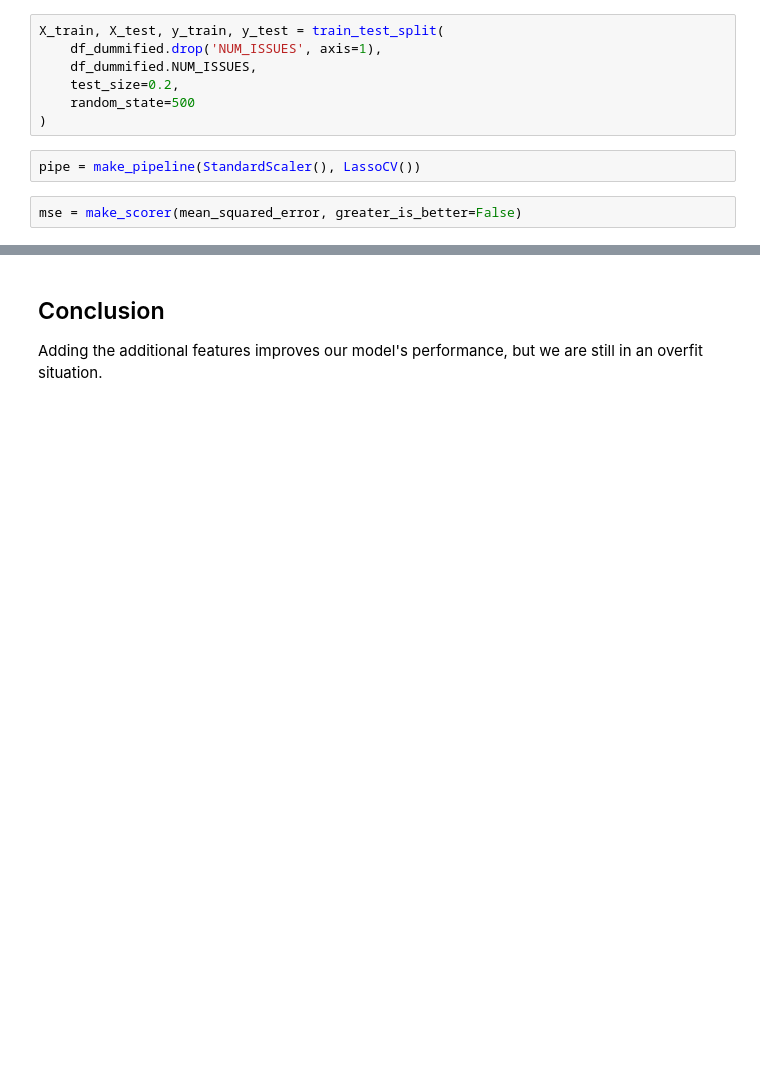
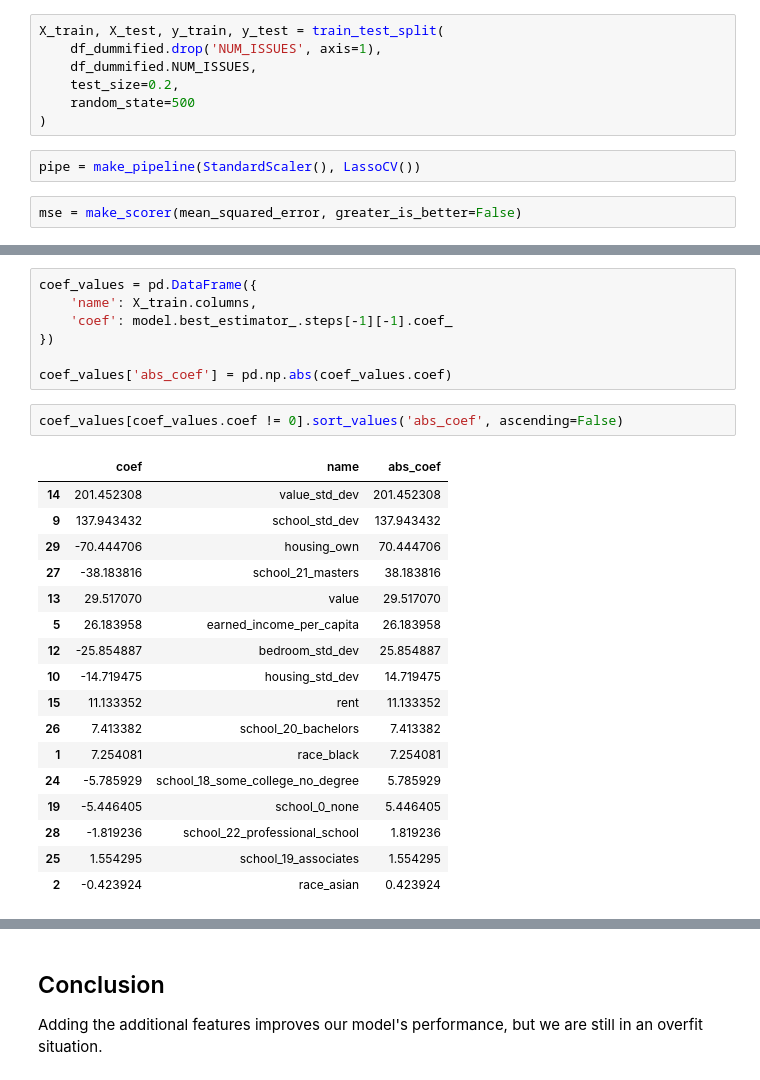
Before and after one commit to aok1425/311-prediction-times, a Jupyter notebook: modeling_citizen_participation/01 LassoCV overfitting R2 0.40.ipynb, the cells around one changed output, grey strips where cells are left out. Drawn from its saved outputs; the diff is of its cells as text; blank space fills up the shorter version.

```diff
--- a/modeling_citizen_participation/01 LassoCV overfitting R2 0.35.ipynb
+++ b/modeling_citizen_participation/01 LassoCV overfitting R2 0.40.ipynb
@@ -162,3 +163,30 @@ pd.DataFrame(model.cv_results_).T.iloc[:5]
+# %%
+coef_values = pd.DataFrame({
+    'name': X_train.columns,
+    'coef': model.best_estimator_.steps[-1][-1].coef_
+})
+
+coef_values['abs_coef'] = pd.np.abs(coef_values.coef)
+# %%
+coef_values[coef_values.coef != 0].sort_values('abs_coef', ascending=False)
+# %% [output]
+|  | coef | name | abs_coef |
+| 14 | 201.452308 | value_std_dev | 201.452308 |
+| 9 | 137.943432 | school_std_dev | 137.943432 |
+| 29 | -70.444706 | housing_own | 70.444706 |
+| 27 | -38.183816 | school_21_masters | 38.183816 |
+| 13 | 29.517070 | value | 29.517070 |
+| 5 | 26.183958 | earned_income_per_capita | 26.183958 |
+| 12 | -25.854887 | bedroom_std_dev | 25.854887 |
+| 10 | -14.719475 | housing_std_dev | 14.719475 |
+| 15 | 11.133352 | rent | 11.133352 |
+| 26 | 7.413382 | school_20_bachelors | 7.413382 |
+| 1 | 7.254081 | race_black | 7.254081 |
+| 24 | -5.785929 | school_18_some_college_no_degree | 5.785929 |
+| 19 | -5.446405 | school_0_none | 5.446405 |
+| 28 | -1.819236 | school_22_professional_school | 1.819236 |
+| 25 | 1.554295 | school_19_associates | 1.554295 |
+| 2 | -0.423924 | race_asian | 0.423924 |
 # %%
 model.score(X_test, y_test)
 # %% [output]
```
Also changed, not shown: parts of 16 cells of this notebook, 50 other files.
